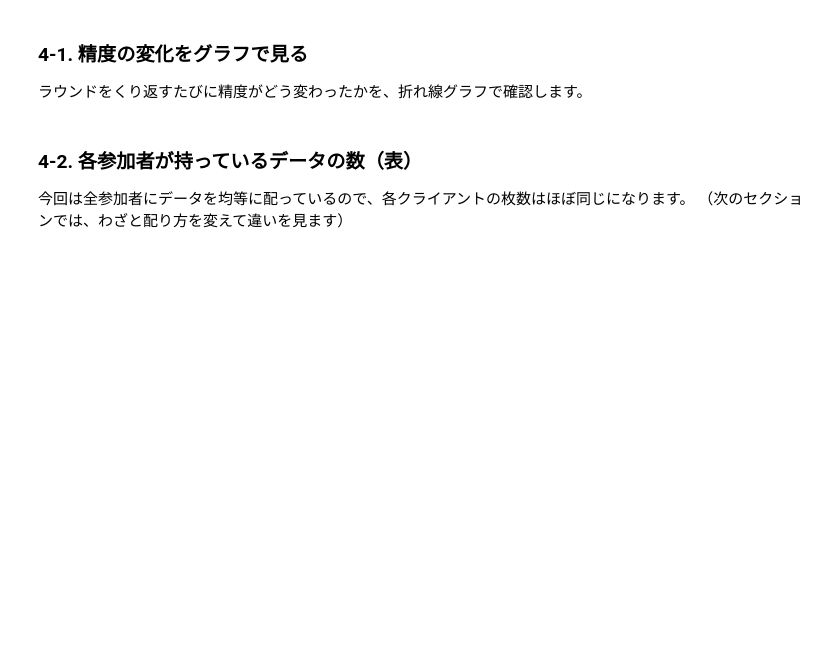
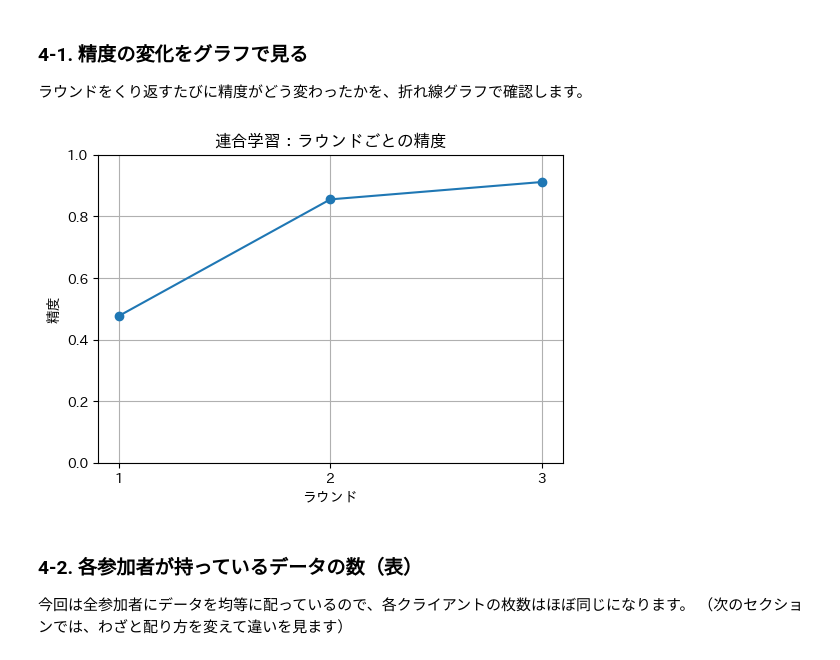
Before and after one commit to meijo-yoshikawa-Lab-student/2026labseminar, a Jupyter notebook: 連合学習_実習_穴埋め.ipynb, the cells around one changed output. Drawn from its saved outputs; the diff is of its cells as text; code cells hidden in the pictures; blank space fills up the shorter version.

```diff
--- a/連合学習_実習_穴埋め.ipynb
+++ b/連合学習_実習_穴埋め.ipynb
@@ -370,7 +432,7 @@ class Net(nn.Module):
 fds = None
 _current_dataset = None
 
-def load_data(partition_id, num_partitions, dataset_name="mnist", random_seed=42):
+def load_data(partition_id, num_partitions, dataset_name="mnist", random_seed=42, per_client_size=None):
     global fds, _current_dataset
     if dataset_name not in DATASETS:
         raise ValueError(f"未知のデータセット '{dataset_name}'. 使えるのは: {list(DATASETS.keys())}")
@@ -395,6 +457,9 @@ def load_data(partition_id, num_partitions, dataset_name="mnist", random_seed=42
         b["image"] = [tfm(img) for img in b["image"]]; return b
     ptt = ptt.with_transform(apply)
     train_ds = ptt["train"]
+    # per_client_size が指定されたら、各クライアントを先頭 per_client_size 枚に絞る
+    if per_client_size is not None and per_client_size < len(train_ds):
+        train_ds = train_ds.select(range(per_client_size))
     drop_last = len(train_ds) >= 32
     trainloader = DataLoader(train_ds, batch_size=32, shuffle=True, drop_last=drop_last)
     testloader = DataLoader(ptt["test"], batch_size=32)
@@ -415,9 +480,12 @@ def train(net, trainloader, epochs, device, learning_rate=0.001):
             # TODO ①: 学習ループの中核（3行）
             #   勾配を初期化し、誤差を逆伝播し、パラメータを更新してください。
             # ----------------------------------------------------------
-            ____________________  # 勾配の初期化
-            ____________________  # 逆伝播
-            ____________________  # パラメータ更新
+            # ____________________  # 勾配の初期化
+            # ____________________  # 逆伝播
+            # ____________________  # パラメータ更新
+            optimizer.zero_grad()
+            loss.backward()
+            optimizer.step()
             # ==========================================================
             running_loss += loss.item(); nb += 1
         losses.append(running_loss / nb if nb else 0.0)
@@ -439,14 +507,17 @@ def test(net, testloader, device):
             #   correct に足し込んでください。
             #   ヒント: torch.max(outputs.data, 1)[1] が予測ラベル
             # ----------------------------------------------------------
-            predicted = ____________________  # 予測ラベルを取り出す
-            correct += ____________________   # labels と一致した数を加算
+            # predicted = ____________________  # 予測ラベルを取り出す
+            # correct += ____________________   # labels と一致した数を加算
+            predicted = torch.max(outputs.data, 1)[1]
+            correct += (predicted == labels).sum().item()
             # ==========================================================
     # ==============================================================
     # TODO ③: テスト精度の計算（1行）
     #   正解数 correct と総数 total から精度を求めてください。
     # --------------------------------------------------------------
-    accuracy = ____________________
+    # accuracy = ____________________
+    accuracy = correct / total if total else 0.0
     # ==============================================================
     return (loss_sum / total if total else 0.0), accuracy
 
@@ -611,7 +687,10 @@ def show_client_sizes(client_sizes, title="クライアント別サンプル数"
 
 **ラウンド**（参加者が学習結果を持ち寄って、AIを1回まとめ直す単位）をくり返すごとに、
 AIの精度が上がっていけば成功です。
+# %%
+# 連合学習で各クライアントが使う枚数（表示と実験で共通利用）
+PER_CLIENT_SIZE = 1000
 # %%
 %%time
-h = run_federated(dataset_name="mnist", num_clients=5, num_rounds=3, per_client_size=1000)
+h = run_federated(dataset_name="mnist", num_clients=5, num_rounds=3, per_client_size=PER_CLIENT_SIZE)
 print("最終精度:", h["accuracy"][-1])
@@ -620,10 +752,14 @@ print("最終精度:", h["accuracy"][-1])
 ラウンドをくり返すたびに精度がどう変わったかを、折れ線グラフで確認します。
 # %%
 import matplotlib.pyplot as plt
+from matplotlib.ticker import MaxNLocator
 plt.figure(figsize=(6,4))
 plt.plot(h["round"], h["accuracy"], marker="o")
 plt.xlabel("ラウンド"); plt.ylabel("精度"); plt.ylim(0,1)
+plt.gca().xaxis.set_major_locator(MaxNLocator(integer=True))
 plt.title("連合学習：ラウンドごとの精度"); plt.grid(True); plt.show()
+# %% [output]
+[figure, added]
 # %% [markdown]
 ### 4-2. 各参加者が持っているデータの数（表）
 今回は全参加者にデータを均等に配っているので、各クライアントの枚数はほぼ同じになります。
```
Also changed, not shown: parts of 18 cells of this notebook.
